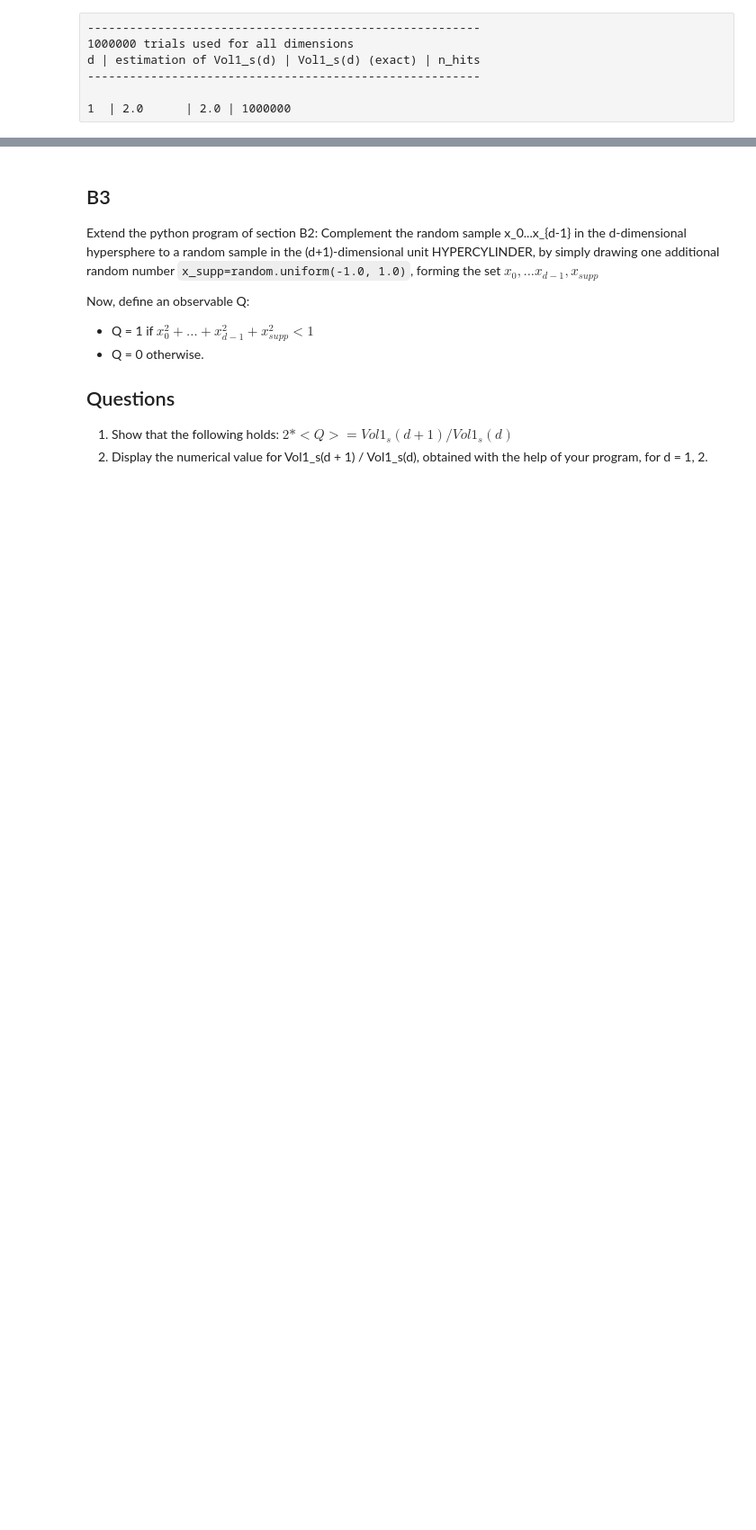
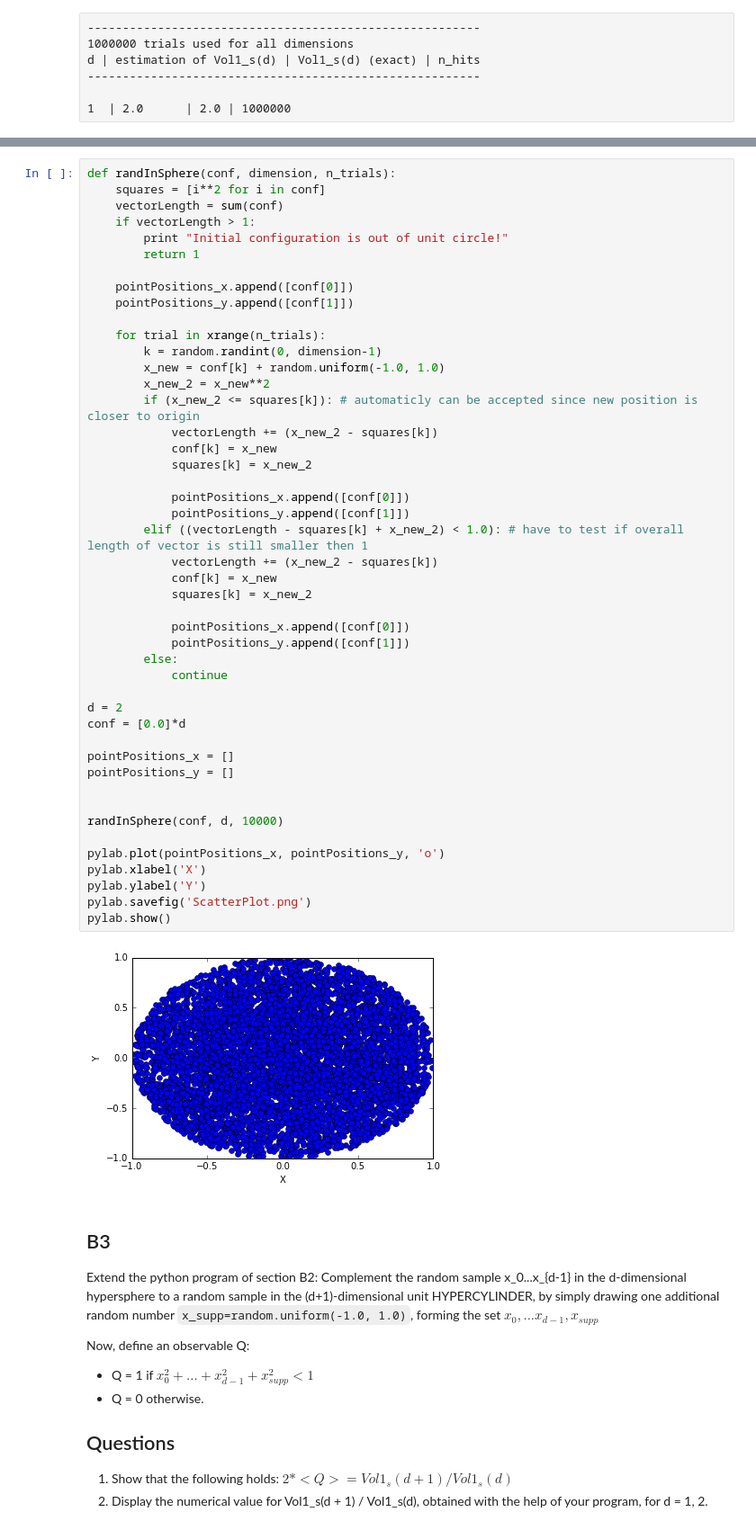
Before and after one commit to MirekJ/mirekJ_7110_v2, a Jupyter notebook: Homework/HW4.ipynb, the cells around one changed output, grey strips where cells are left out. Shown: that part at 90% size. Cells and saved outputs as stored; diff of their text form; blank space fills up the shorter version.

```diff
--- a/Homework/HW4.ipynb
+++ b/Homework/HW4.ipynb
@@ -111,4 +210,52 @@ Hint: you may test this program for d=2 in the following way:
 2. Give the program for general d below.
+# %%
+def randInSphere(conf, dimension, n_trials):
+    squares = [i**2 for i in conf]
+    vectorLength = sum(conf)
+    if vectorLength > 1:
+        print "Initial configuration is out of unit circle!"
+        return 1
+
+    pointPositions_x.append([conf[0]])
+    pointPositions_y.append([conf[1]])
+
+    for trial in xrange(n_trials):
+        k = random.randint(0, dimension-1)
+        x_new = conf[k] + random.uniform(-1.0, 1.0)
+        x_new_2 = x_new**2
+        if (x_new_2 <= squares[k]): # automaticly can be accepted since new position is closer to origin
+            vectorLength += (x_new_2 - squares[k])
+            conf[k] = x_new
+            squares[k] = x_new_2
+
+            pointPositions_x.append([conf[0]])
+            pointPositions_y.append([conf[1]])
+        elif ((vectorLength - squares[k] + x_new_2) < 1.0): # have to test if overall length of vector is still smaller then 1
+            vectorLength += (x_new_2 - squares[k])
+            conf[k] = x_new
+            squares[k] = x_new_2
+
+            pointPositions_x.append([conf[0]])
+            pointPositions_y.append([conf[1]])
+        else:
+            continue
+
+d = 2
+conf = [0.0]*d
+
+pointPositions_x = []
+pointPositions_y = []
+
+
+randInSphere(conf, d, 10000)
+
+pylab.plot(pointPositions_x, pointPositions_y, 'o')
+pylab.xlabel('X')
+pylab.ylabel('Y')
+pylab.savefig('ScatterPlot.png')
+pylab.show()
+# %% [output]
+[figure, added]
 # %% [markdown]
 ## B3
 
```
Also changed, not shown: parts of 7 cells of this notebook.
